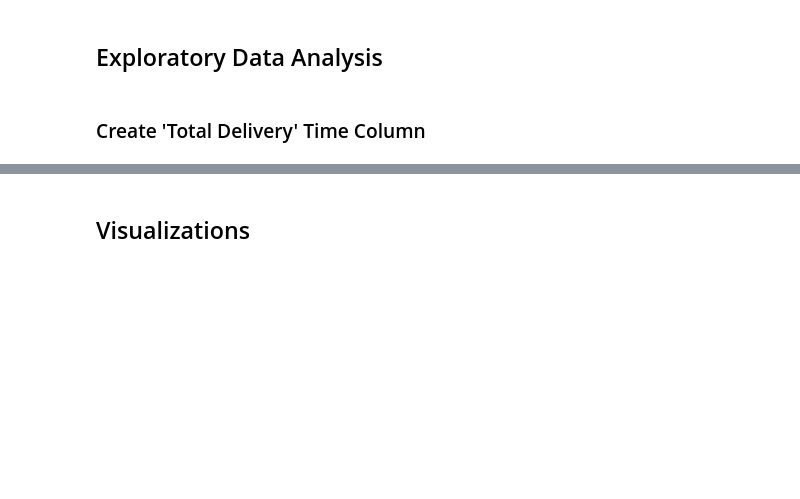
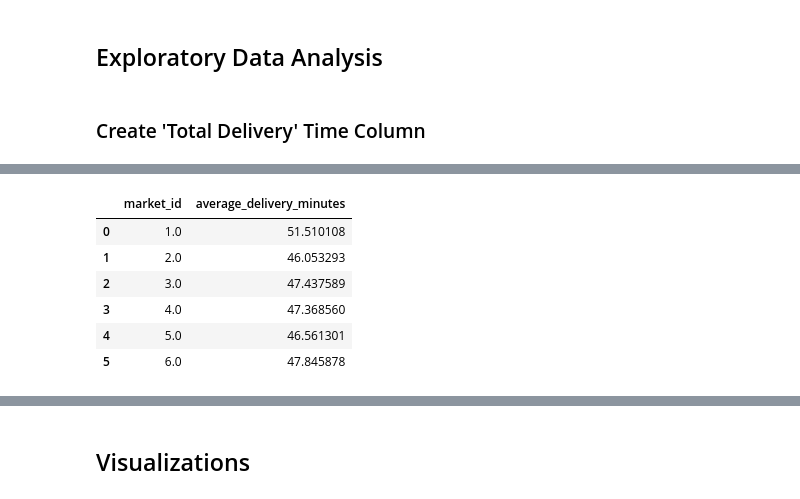
Before and after one commit to ShaneJett-DS/Doordash_Delivery_Analysis, a Jupyter notebook: delivery_eda.ipynb, the cells around one changed output, grey strips where cells are left out. Drawn from its saved outputs; the diff is of its cells as text; code cells hidden in the pictures; blank space fills up the shorter version.

```diff
--- a/delivery_eda.ipynb
+++ b/delivery_eda.ipynb
@@ -238 +240,13 @@ deliveries
 175777 rows × 22 columns
+# %%
+deliveries.groupby('market_id')['total_delivery_minutes'].mean() \
+                                                         .reset_index() \
+                                                         .rename(columns={'total_delivery_minutes':'average_delivery_minutes'})
+# %% [output]
+|  | market_id | average_delivery_minutes |
+| 0 | 1.0 | 51.510108 |
+| 1 | 2.0 | 46.053293 |
+| 2 | 3.0 | 47.437589 |
+| 3 | 4.0 | 47.368560 |
+| 4 | 5.0 | 46.561301 |
+| 5 | 6.0 | 47.845878 |
```
Also changed, not shown: parts of 8 cells of this notebook.
